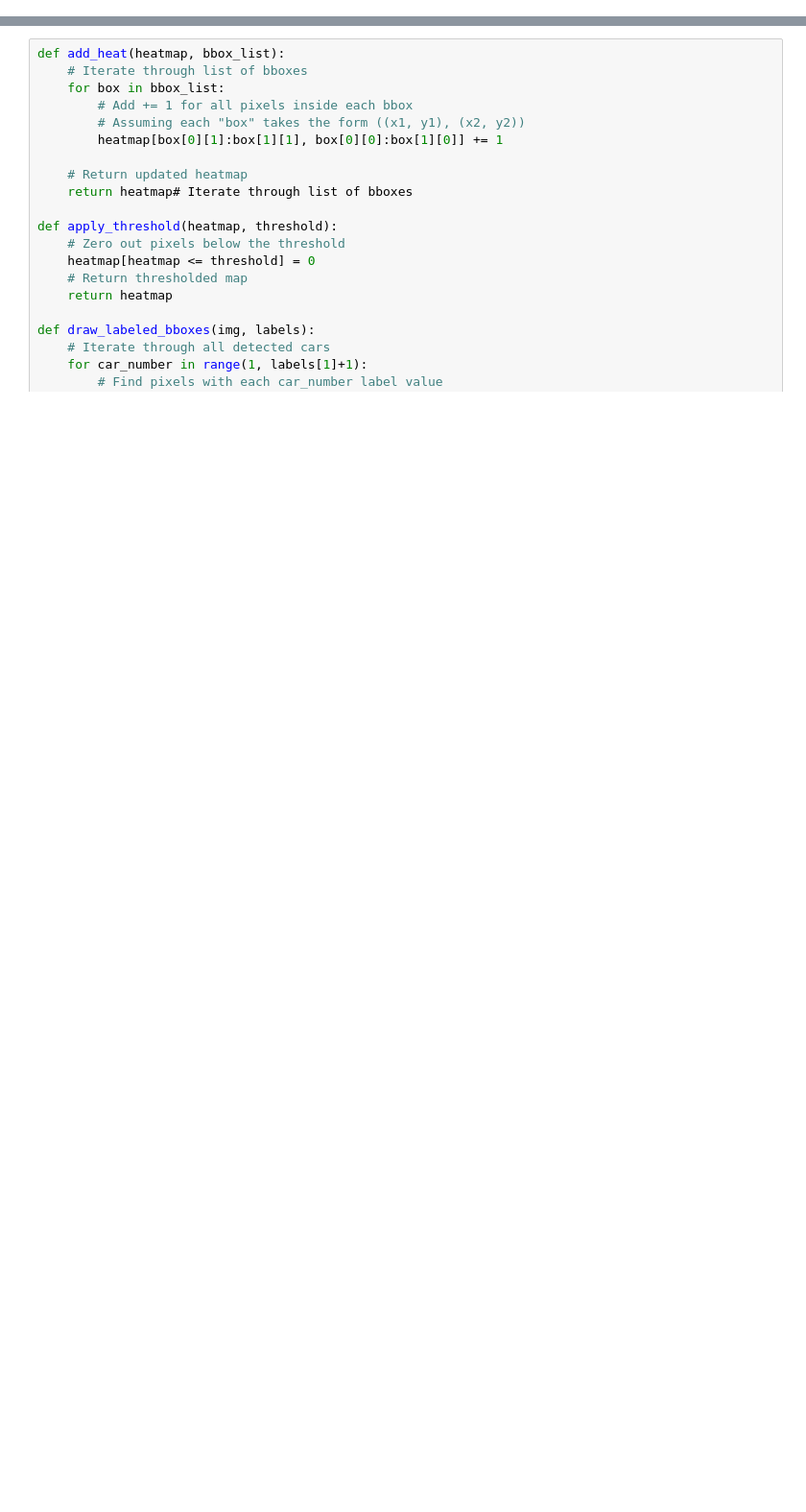
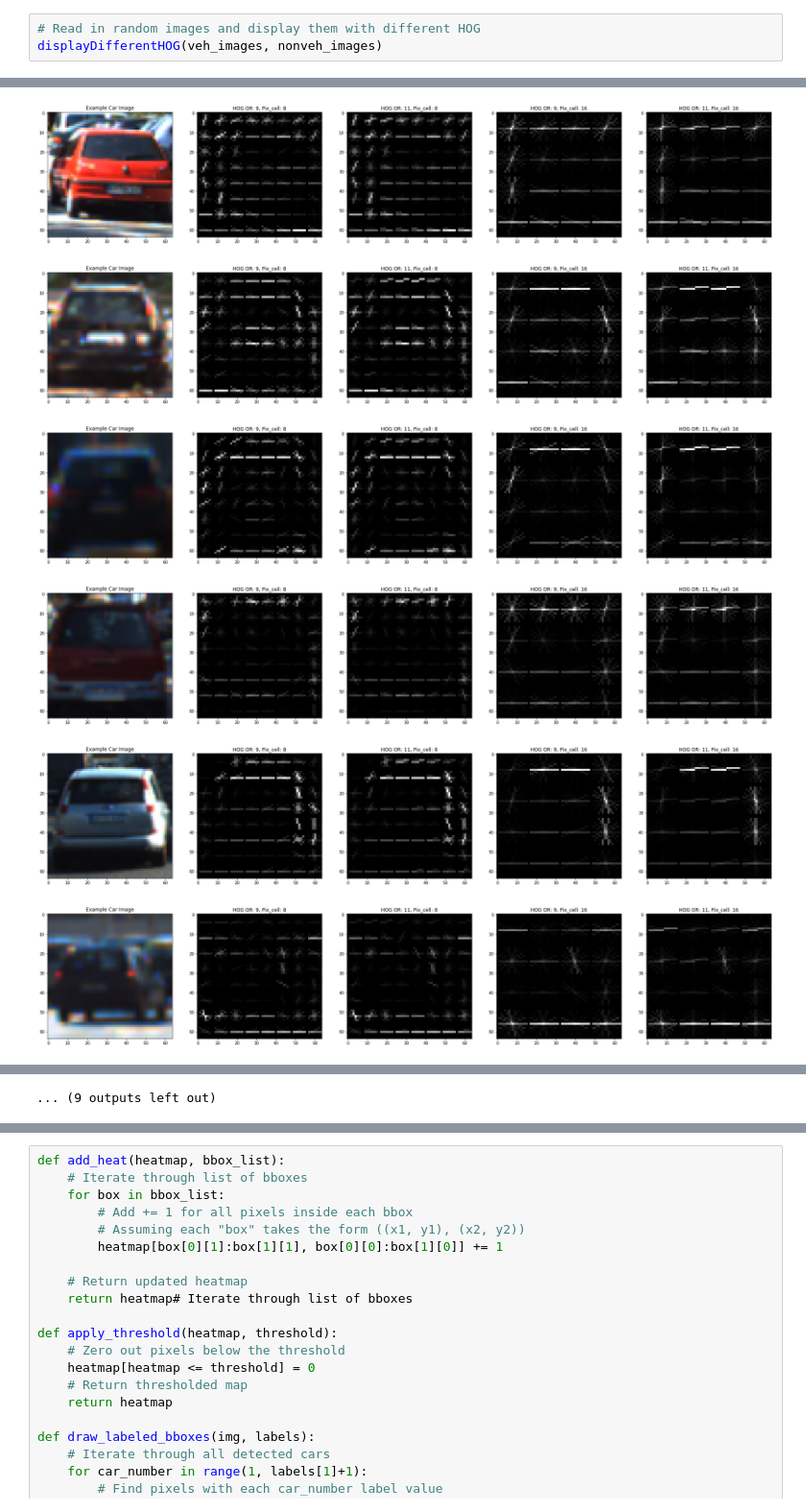
Before and after one commit to sorix6/CarND-Vehicle-Detection, a Jupyter notebook: vehicle_detection.ipynb, the cells around one changed output, grey strips where cells are left out. Shown at 96% size. Saved outputs shown, nothing was run; the diff lists cells and outputs as text; blank space fills up the shorter version.

```diff
--- a/vehicle_detection.ipynb
+++ b/vehicle_detection.ipynb
@@ -442,0 +56,4 @@ Test Accuracy of SVC =  0.9862
+# %%
+# Read in random images and display them with different HOG
+displayDifferentHOG(veh_images, nonveh_images)
+# %% [output]
@@ -442,0 +62,6 @@ Test Accuracy of SVC =  0.9862
+[figure, added]
+[figure, added]
+[figure, added]
+[figure, added]
+[figure, added]
+[figure, added]
@@ -442,0 +73 @@ Test Accuracy of SVC =  0.9862
+... (9 outputs left out)
```
Also changed, not shown: parts of 16 cells of this notebook, 18 other files.
